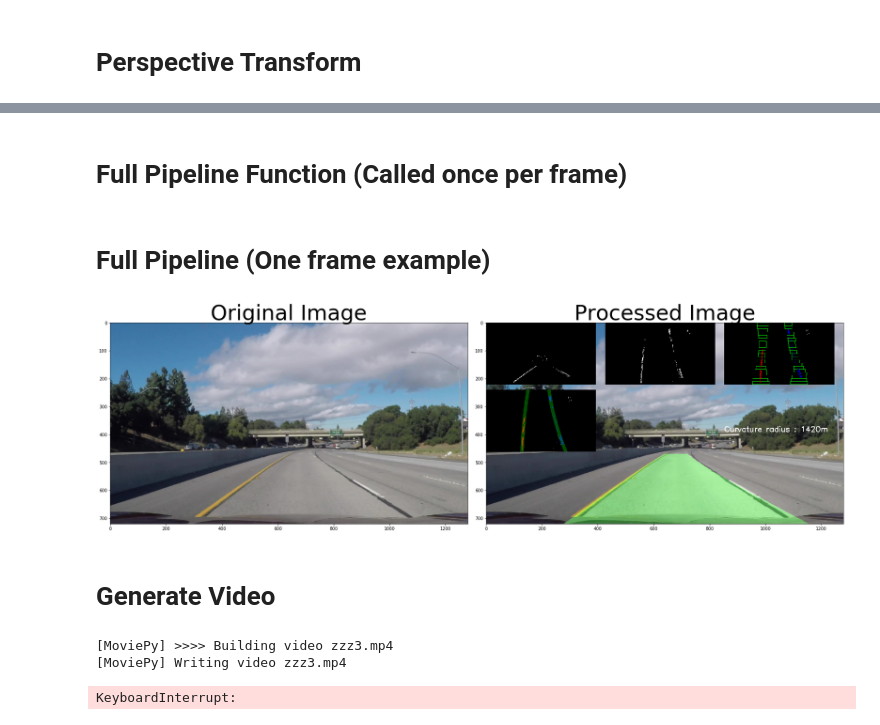
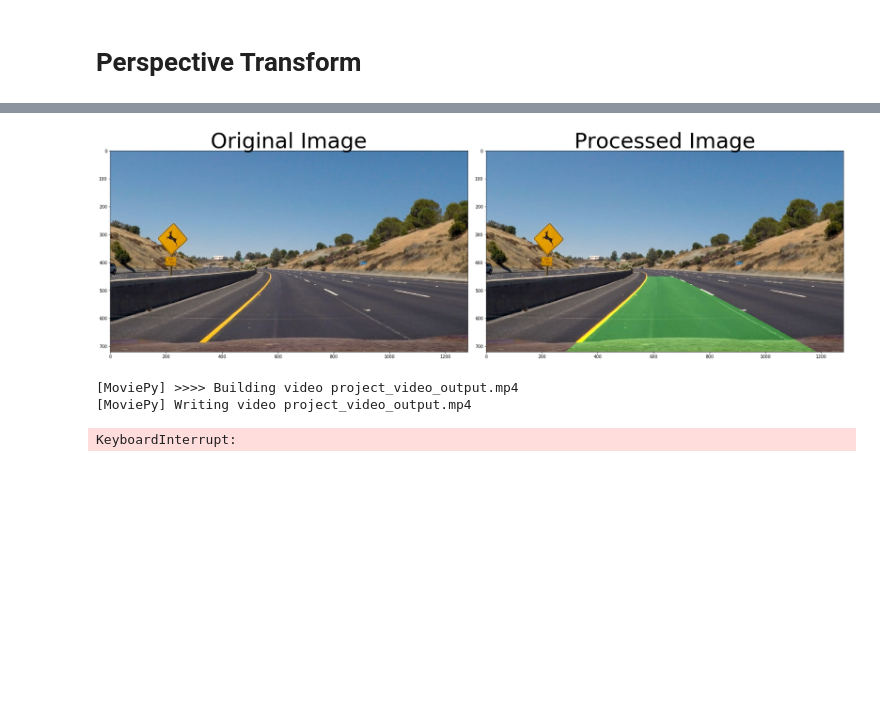
Before and after one commit to kirilcvetkov92/Advanced-Lane-Detection, a Jupyter notebook: Notebook.ipynb, the cells around one changed output, grey strips where cells are left out. Saved outputs shown, nothing was run; the diff lists cells and outputs as text; code cells hidden in the pictures; blank space fills up the shorter version.

```diff
--- a/Notebook.ipynb
+++ b/Notebook.ipynb
@@ -98,9 +73,0 @@ plt.show()
-# %%
-
-
-img = np.copy(undistorted)
-yuv = np.zeros((height,width), dtype = np.uint8)
-yuv_condition = yuv_filter(img)
-yuv[yuv_condition] = 1
-plt.imshow(yuv)
-plt.show()
@@ -111,8 +73,0 @@ plt.show()
-# %%
-
-img = np.copy(undistorted)
-hsv = np.zeros((height,width), dtype = np.uint8)
-hsv_condition = hsv_filter(img)
-hsv[hsv_condition] = 1
-plt.imshow(hsv)
-plt.show()
@@ -181,5 +142,5 @@ plt.ylim(720, 0)
 # %%
-result, ploty, left_fitx, right_fitx, left_fit, right_fit, is_blind = get_next_frame_lines(warped, left_fit, right_fit)
+result, left_fit, right_fit, ploty = get_next_frame_lines(warped, left_fit, right_fit)
 plt.figure(figsize=(15,15))
 plt.imshow(result)
 plt.plot(left_fitx, ploty, color='yellow')
@@ -210,2 +170,0 @@ plt.imshow(result)
-# %% [markdown]
-# Full Pipeline Function (Called once per frame)
@@ -254,33 +171,36 @@ def pipeline_final(img):
-# %% [markdown]
-# Full Pipeline (One frame example)
+# %%
+def pipeline_final(img):
+    filtered_image = filter_image(img)
+    warped, filled = perspective_transform_with_filled_area(img, filtered_image)
+    ploty, left_fitx, right_fitx, left_fit, right_fit, out_img = get_lane_rectangles(warped)
+    result = inverse_perspective_transform(img, warped, left_fitx, right_fitx, ploty)
+    return result
 # %%
-img = mpimg.imread('Challenge_video_Moment4.jpg')
+img = mpimg.imread('test_images/test2.jpg')
 
 # Reinitialize some global variables.
-caches = []
+polyfit_left = None
+polyfit_right = None
+past_good_right_lines = []
+past_good_left_lines = []
+running_mean_difference_between_lines = 0
 
 # Apply pipeline
 processed = pipeline_final(img)
 
 # Plot the 2 images
 f, (ax1, ax2) = plt.subplots(1, 2, figsize=(24, 9))
 f.tight_layout()
 ax1.imshow(img)
 ax1.set_title('Original Image', fontsize=50)
 ax2.imshow(processed, cmap='gray')
 ax2.set_title('Processed Image', fontsize=50)
 plt.subplots_adjust(left=0., right=1, top=0.9, bottom=0.)
 # %% [output]
-[figure, old version]
+[figure, new version]
-# %% [markdown]
-# Generate Video
 # %%
-# from moviepy.editor import VideoFileClip
 from moviepy.editor import VideoFileClip
-
 # Reinitialize some global variables.
-caches = []
-
 polyfit_left = None
 polyfit_right = None
 past_good_right_lines = []
@@ -288,11 +208,11 @@ past_good_left_lines = []
 running_mean_difference_between_lines = 0
 
 
-output = 'zzz3.mp4'
+output = 'project_video_output.mp4'
 clip1 = VideoFileClip("project_video.mp4")
 white_clip = clip1.fl_image(pipeline_final) #NOTE: this function expects color images!!
 %time white_clip.write_videofile(output, audio=False)
 # %% [output]
-[MoviePy] >>>> Building video zzz3.mp4
-[MoviePy] Writing video zzz3.mp4
+[MoviePy] >>>> Building video project_video_output.mp4
+[MoviePy] Writing video project_video_output.mp4
 KeyboardInterrupt:
```
Also changed, not shown: parts of 28 cells of this notebook.
